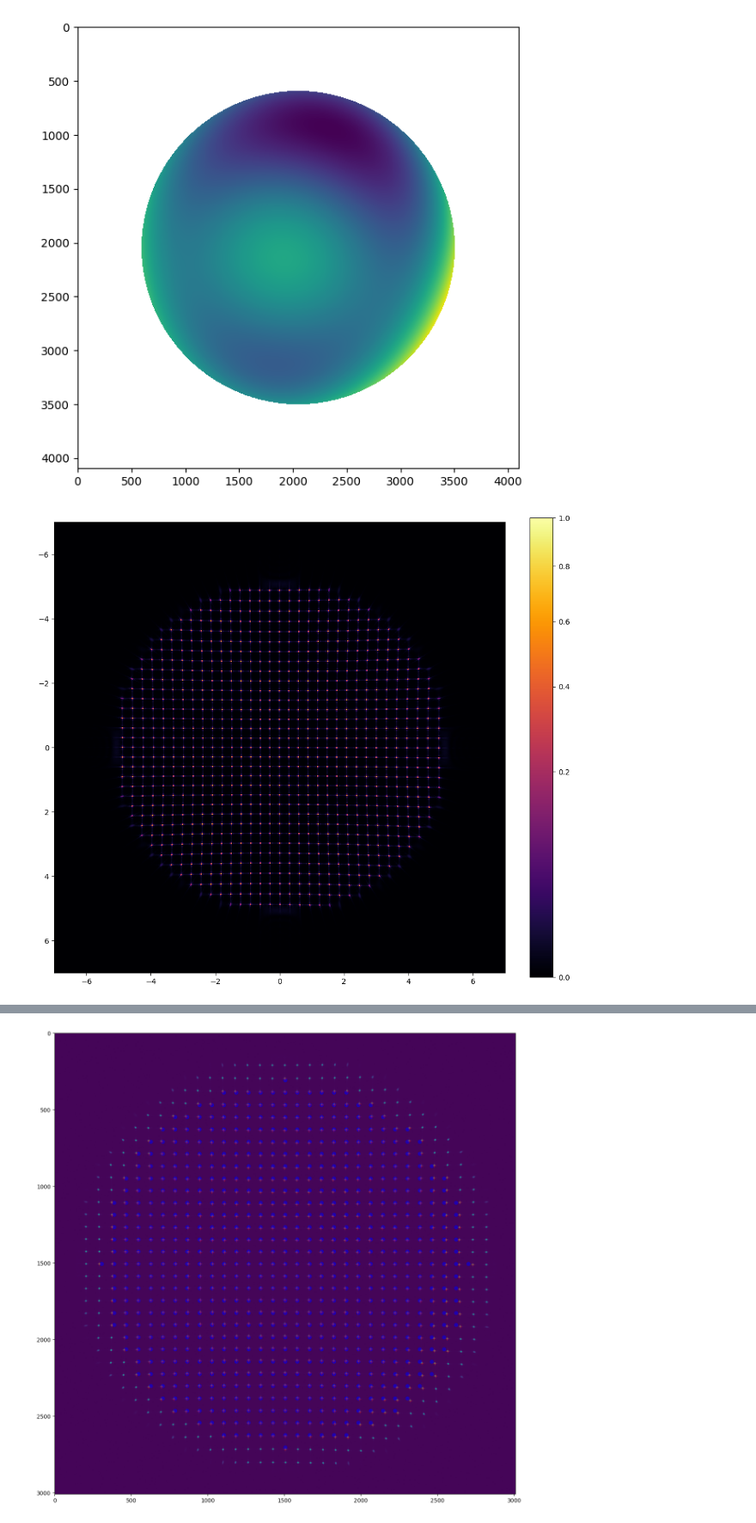
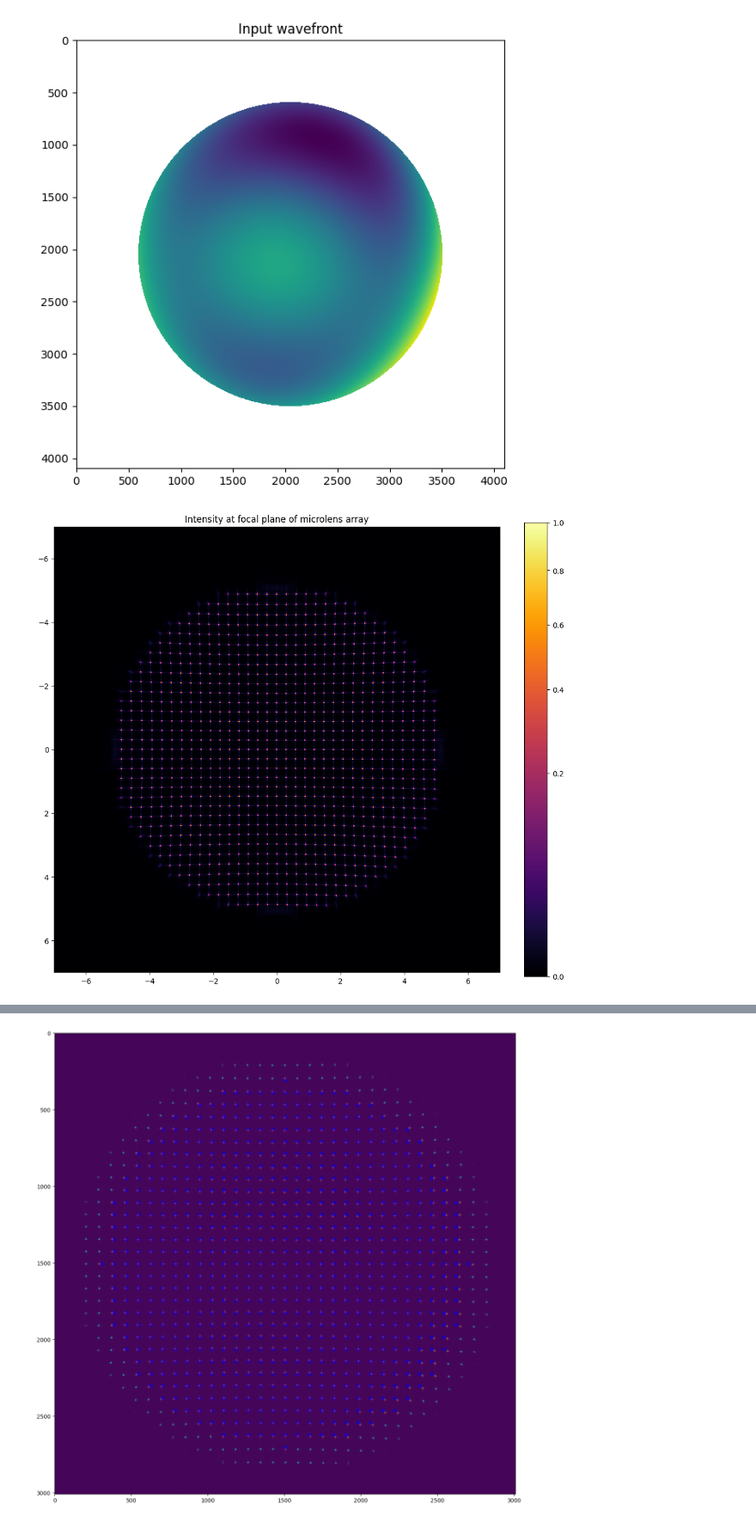
Before and after one commit to AlistairSymonds/SympleyWavey, a Jupyter notebook: simulations/shack-hartmann_wavefront_example.ipynb, the cells around one changed output, grey strips where cells are left out. Shown at 86% size. Drawn from its saved outputs; the diff is of its cells as text; code cells hidden in the pictures.

```diff
--- a/simulations/shack-hartmann_wavefront_example.ipynb
+++ b/simulations/shack-hartmann_wavefront_example.ipynb
@@ -9,6 +9,7 @@ from astropy.io import fits
 import cv2 as cv
 import scipy.ndimage
 # %%
+#these define the simulation grid parameters
 x, y = coordinates.make_xy_grid(4096, diameter=14) #14mm 'diameter', aiming to be imaged by an imx533 11.31mm x 11.31mm square sensor
 r, t = coordinates.cart_to_polar(x, y)
 dx = x[0,1]-x[0,0]
@@ -17,35 +18,35 @@ dx = x[0,1]-x[0,0]
 rmax = 5
 wvl = 0.650
 
 amp = geometry.circle(rmax, r)
 
 #add a whole bunch of abberations
 phs = polynomials.zernike_nm(4,0, r/rmax, t, norm=False) # Zernike flavor spherical aberration
 phs += (polynomials.zernike_nm(2,2, r/rmax, t, norm=False)) # Zernike flavor astig
 phs += (polynomials.zernike_nm(2,-2, r/rmax, t, norm=False))/2 # Zernike flavor astig
 phs += ((polynomials.zernike_nm(1,-1, r/rmax, t, norm=False))) # Zernike flavor tilt in y
 ##
 phs += ((polynomials.zernike_nm(3,1, r/rmax, t, norm=False))/2) # Coma
 phs += ((polynomials.zernike_nm(3,-3, r/rmax, t, norm=False))/6) # Trefoil, we won't try to fit this and instead have it as 'noise'
 
 
 
 
 nwaves_aber = 5
 phs = phs * (wvl*1e3 * nwaves_aber)
 
 #plot the wavefront phase at points where the aperture hasn't stopped it
 phi2 = phs.copy()
 phi2[amp!=1]=np.nan
 plt.figure(figsize=(7,7))
 
 im = plt.imshow(phi2)
-
+plt.title("Input wavefront")
 plt.show()
 
 wf = WF.from_amp_and_phase(amp, phs, wvl, dx)
 # %% [output]
-[figure, old version]
+[figure, new version]
 # %%
 def shack_hartmann_phase_screen(x, y, pitch, n, efl, wavelength, aperture=geometry.rectangle):
     if not hasattr(n, '__iter__'):
@@ -96,7 +97,7 @@ def shack_hartmann_phase_screen(x, y, pitch, n, efl, wavelength, aperture=geomet
 # or have the lenslet PSFs overlap because the F/# is so big.  Delicate balancing act.
 
 
-
+#notionally a thorlabs MLA300-14AR
 efl = 14.6
 mask = shack_hartmann_phase_screen(x, y, pitch=.3, n=33, efl=efl, wavelength=wvl)
 wf = wf * mask
@@ -108,9 +109,10 @@ hdu = fits.PrimaryHDU(i.data)
 hdu.writeto('prysm_sh_capture.fits', overwrite=True)
 fig, ax = plt.subplots(figsize=(12,12))
 i.plot2d(power=1/2,  interpolation='lanczos',  fig=fig, ax=ax)
+plt.title("Intensity at focal plane of microlens array")
 plt.show()
 # %% [output]
-[figure, old version]
+[figure, new version]
 # %%
 peak_eminus = 100 #intensity of light
 
```
Also changed, not shown: parts of 4 cells of this notebook.
